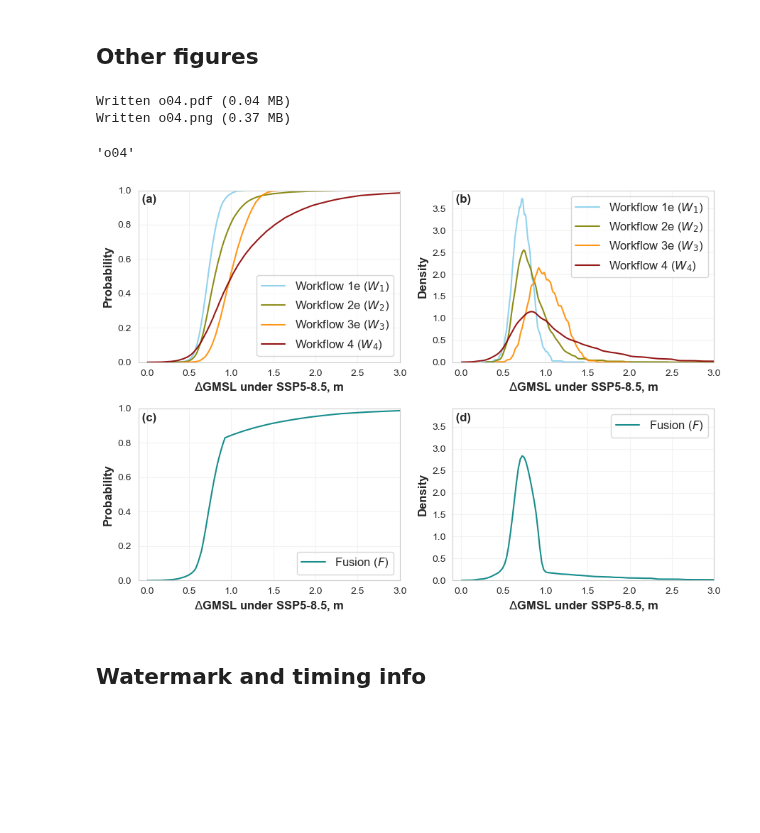
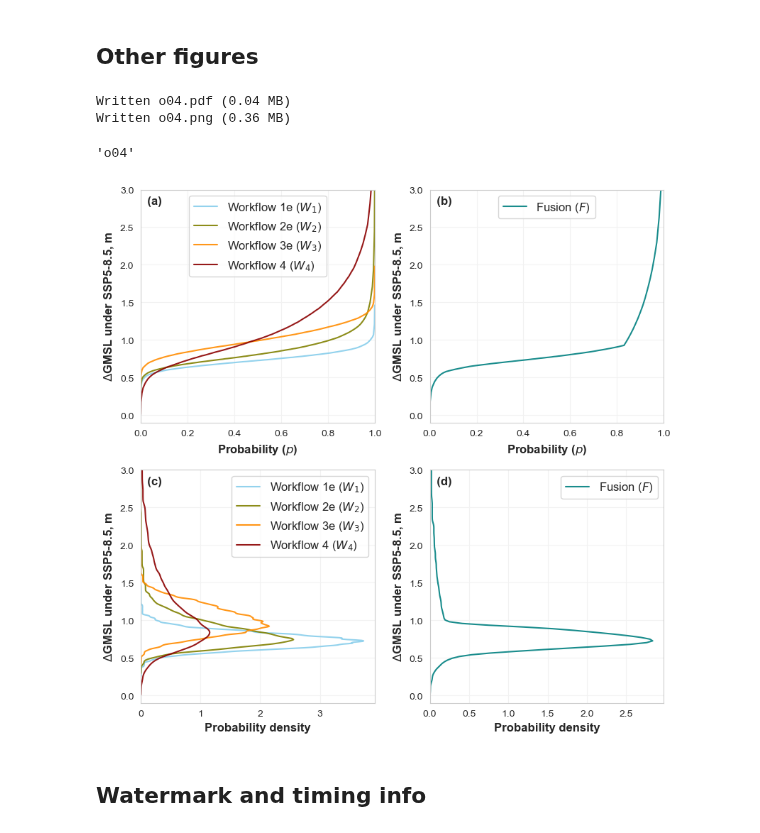
Before and after one commit to grandey/d23a-fusion, a Jupyter notebook: fusion_analysis_d23a.ipynb, the cells around one changed output. Saved outputs shown, nothing was run; the diff lists cells and outputs as text; code cells hidden in the pictures; blank space fills up the shorter version.

```diff
--- a/fusion_analysis_d23a.ipynb
+++ b/fusion_analysis_d23a.ipynb
@@ -132,16 +132,16 @@ Written s02.png (0.15 MB)
 ## Other figures
 # %%
 # SSP5 year-2100 AR6 projections and fusion
-fig, axs = d23a.fig_qfs_marginals(workflows_r=(('wf_1e', 'wf_2e', 'wf_3e', 'wf_4'), ('fusion_1e+2e',)),
-                                  bg_workflows_r=(list(), list()),
-                                  pbox_r=(False, False),
-                                  rate=False, scenario='ssp585', year=2100, gauge=None, xlim=(-0.1, 3.))
+fig, axs = d23a.fig_qfs_marginals(workflows_c=(('wf_1e', 'wf_2e', 'wf_3e', 'wf_4'), ('fusion_1e+2e',)),
+                                  bg_workflows_c=(list(), list()),
+                                  pbox_c=(False, False),
+                                  rate=False, scenario='ssp585', year=2100, gauge=None, lim=(-0.1, 3.))
 d23a.name_save_fig(fig, fso='o')
 # %% [output]
 Written o04.pdf (0.04 MB)
-Written o04.png (0.37 MB)
+Written o04.png (0.36 MB)
 'o04'
-[figure, old version]
+[figure, new version]
 # %% [markdown]
 ## Watermark and timing info
 # %%
```
Also changed, not shown: parts of 5 cells of this notebook, 8 other files.
